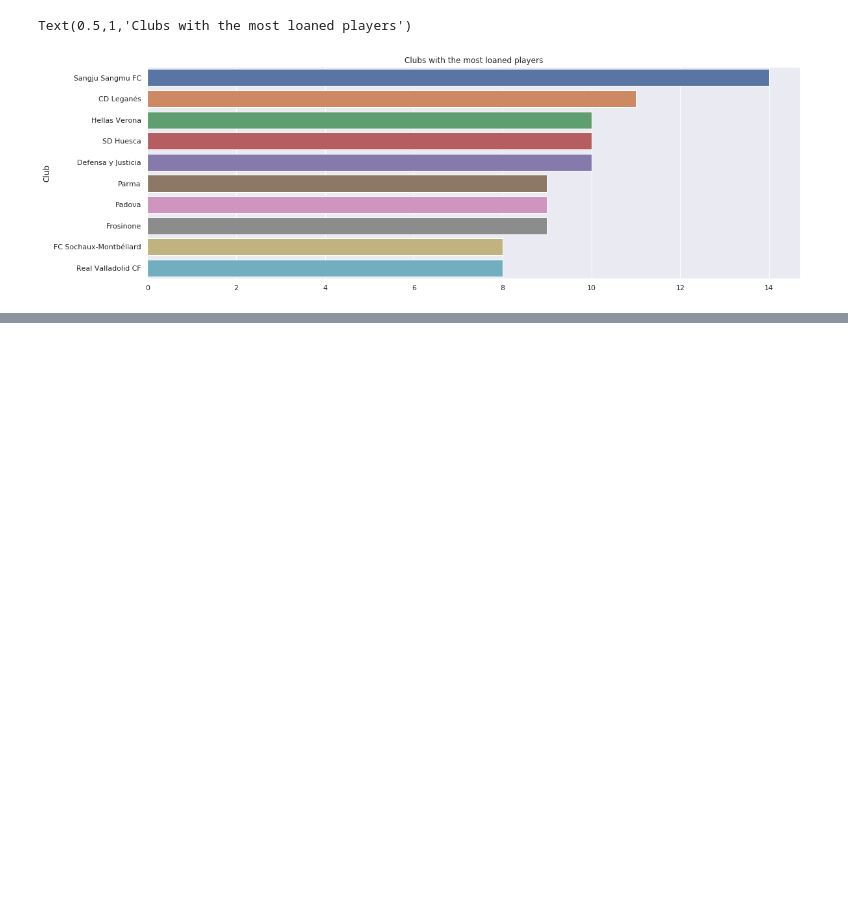
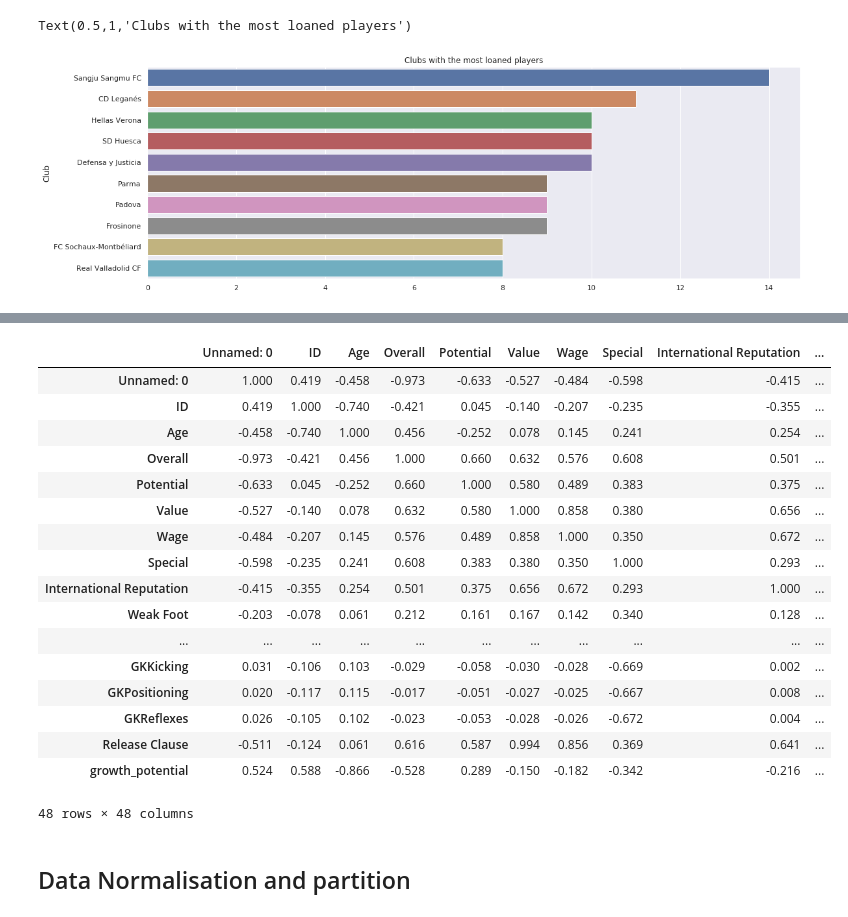
Before and after one commit to selmabensaid/FIFA-2019-players-analysis, a Jupyter notebook: Fifa19_analysis.ipynb, the cells around one changed output, grey strips where cells are left out. Cells and saved outputs as stored; diff of their text form; code cells hidden in the pictures; blank space fills up the shorter version.

```diff
--- a/Fifa19_analysis.ipynb
+++ b/Fifa19_analysis.ipynb
@@ -269,0 +267,23 @@ TypeError: ufunc 'isnan' not supported for the input types, and the inputs could
+# %%
+df2.corr().round(3)
+# %% [output]
+|  | Unnamed: 0 | ID | Age | Overall | Potential | Value | Wage | Special | International Reputation | ... |
+| Unnamed: 0 | 1.000 | 0.419 | -0.458 | -0.973 | -0.633 | -0.527 | -0.484 | -0.598 | -0.415 | ... |
+| ID | 0.419 | 1.000 | -0.740 | -0.421 | 0.045 | -0.140 | -0.207 | -0.235 | -0.355 | ... |
+| Age | -0.458 | -0.740 | 1.000 | 0.456 | -0.252 | 0.078 | 0.145 | 0.241 | 0.254 | ... |
+| Overall | -0.973 | -0.421 | 0.456 | 1.000 | 0.660 | 0.632 | 0.576 | 0.608 | 0.501 | ... |
+| Potential | -0.633 | 0.045 | -0.252 | 0.660 | 1.000 | 0.580 | 0.489 | 0.383 | 0.375 | ... |
+| Value | -0.527 | -0.140 | 0.078 | 0.632 | 0.580 | 1.000 | 0.858 | 0.380 | 0.656 | ... |
+| Wage | -0.484 | -0.207 | 0.145 | 0.576 | 0.489 | 0.858 | 1.000 | 0.350 | 0.672 | ... |
+| Special | -0.598 | -0.235 | 0.241 | 0.608 | 0.383 | 0.380 | 0.350 | 1.000 | 0.293 | ... |
+| International Reputation | -0.415 | -0.355 | 0.254 | 0.501 | 0.375 | 0.656 | 0.672 | 0.293 | 1.000 | ... |
+| Weak Foot | -0.203 | -0.078 | 0.061 | 0.212 | 0.161 | 0.167 | 0.142 | 0.340 | 0.128 | ... |
+| ... | ... | ... | ... | ... | ... | ... | ... | ... | ... | ... |
+| GKKicking | 0.031 | -0.106 | 0.103 | -0.029 | -0.058 | -0.030 | -0.028 | -0.669 | 0.002 | ... |
+| GKPositioning | 0.020 | -0.117 | 0.115 | -0.017 | -0.051 | -0.027 | -0.025 | -0.667 | 0.008 | ... |
+| GKReflexes | 0.026 | -0.105 | 0.102 | -0.023 | -0.053 | -0.028 | -0.026 | -0.672 | 0.004 | ... |
+| Release Clause | -0.511 | -0.124 | 0.061 | 0.616 | 0.587 | 0.994 | 0.856 | 0.369 | 0.641 | ... |
+| growth_potential | 0.524 | 0.588 | -0.866 | -0.528 | 0.289 | -0.150 | -0.182 | -0.342 | -0.216 | ... |
+48 rows × 48 columns
+# %% [markdown]
+## Data Normalisation and partition
```
Also changed, not shown: parts of 10 cells of this notebook.
